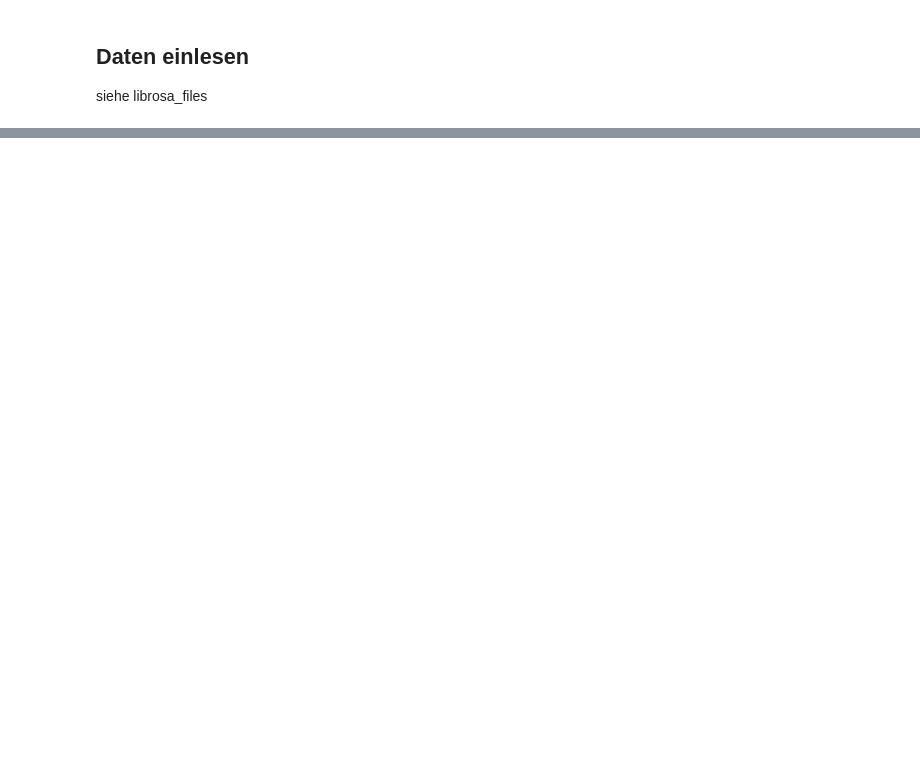
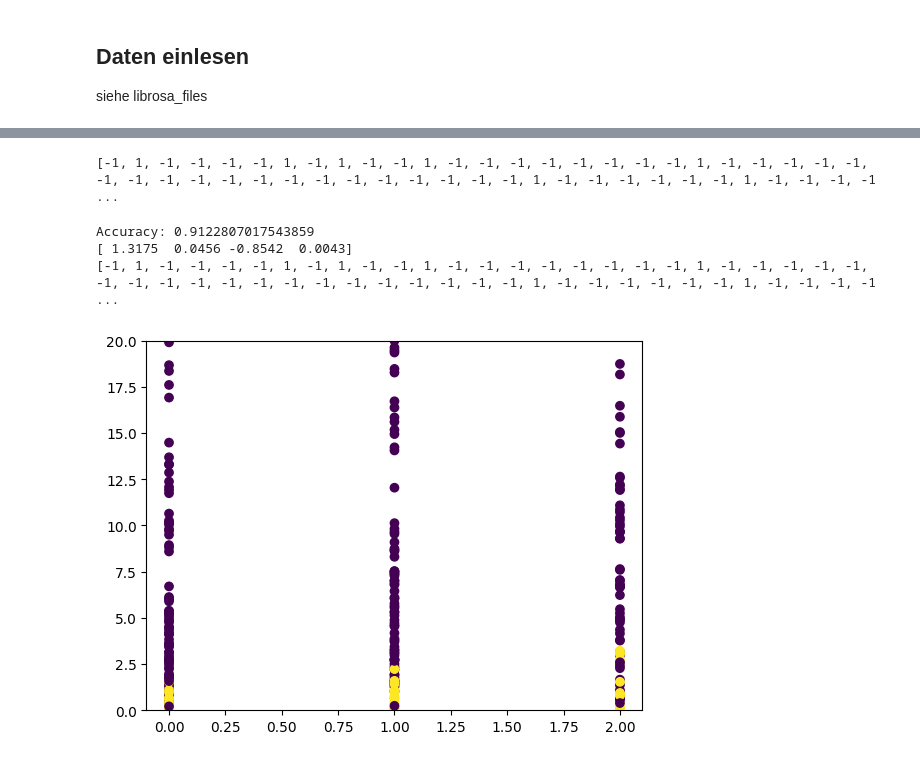
Before and after one commit to 24-mus-whistle/24-mus-whistle, a Jupyter notebook: src/research/first_classification.ipynb, the cells around one changed output, grey strips where cells are left out. Cells and saved outputs as stored; diff of their text form; code cells hidden in the pictures; blank space fills up the shorter version.

```diff
--- a/src/research/first_classification.ipynb
+++ b/src/research/first_classification.ipynb
@@ -73,0 +163,41 @@ plt.show()
+# %%
+botfreq = 18
+topfreq = 30
+stepwidth = 4
+s = []
+l = []
+for feature, label in zip(feature_matrix, labels):
+    filter = []
+    is_nan = False
+    for i in range(botfreq, topfreq, stepwidth):
+        f = np.average([np.abs(feature[0][x]) for x in np.where((feature[1] >= i) & (feature[1] <= i+stepwidth))])
+        if np.isnan(f):
+            is_nan = True
+            break
+        filter.append(f)
+    if is_nan == False:
+        s.append(filter)
+        l.append(label)
+s = np.array(s)
+p = np.vstack(([1] * s.shape[0], s.T)).T
+print(l)
+# %% [output]
+[-1, 1, -1, -1, -1, -1, 1, -1, 1, -1, -1, 1, -1, -1, -1, -1, -1, -1, -1, -1, 1, -1, -1, -1, -1, -1, -1, -1, -1, -1, -1, -1, -1, -1, -1, -1, -1, -1, -1, -1, 1, -1, -1, -1, -1, -1, -1, 1, -1, -1, -1, -1 ...
+# %%
+w = np.ones(p.shape[1])
+# %%
+for i in range(100):
+    w = learn(p, w, np.array(l).T, 0.0025)
+print(f"Accuracy: {error(p, w, np.array(l).T)[0]}")
+print(w)
+
+print(l)
+for i in range(0, s.shape[1]):
+    plt.scatter(np.ones(s.T[i].shape) * i, s.T[i] , c=l)
+plt.ylim(0,20)
+plt.show()
+# %% [output]
+Accuracy: 0.9122807017543859
+[ 1.3175  0.0456 -0.8542  0.0043]
+[-1, 1, -1, -1, -1, -1, 1, -1, 1, -1, -1, 1, -1, -1, -1, -1, -1, -1, -1, -1, 1, -1, -1, -1, -1, -1, -1, -1, -1, -1, -1, -1, -1, -1, -1, -1, -1, -1, -1, -1, 1, -1, -1, -1, -1, -1, -1, 1, -1, -1, -1, -1 ...
+[figure, added]
```
Also changed, not shown: parts of 11 cells of this notebook.
